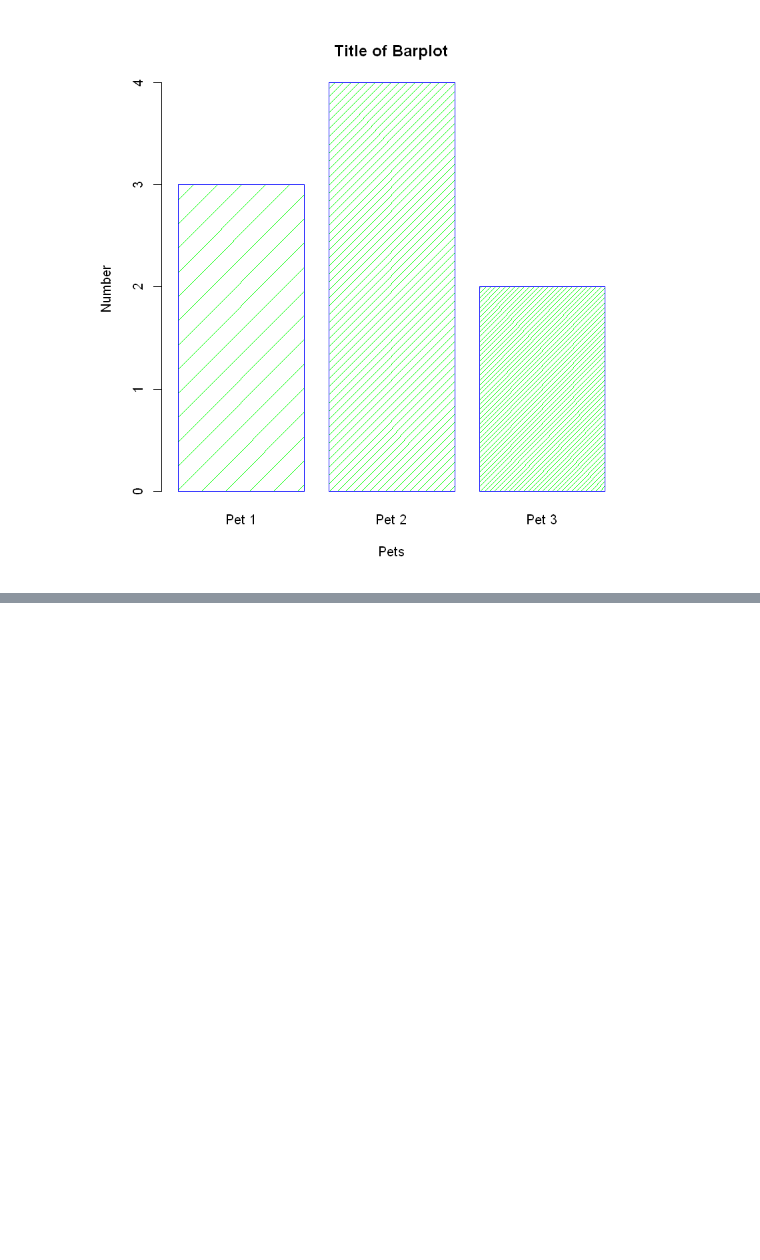
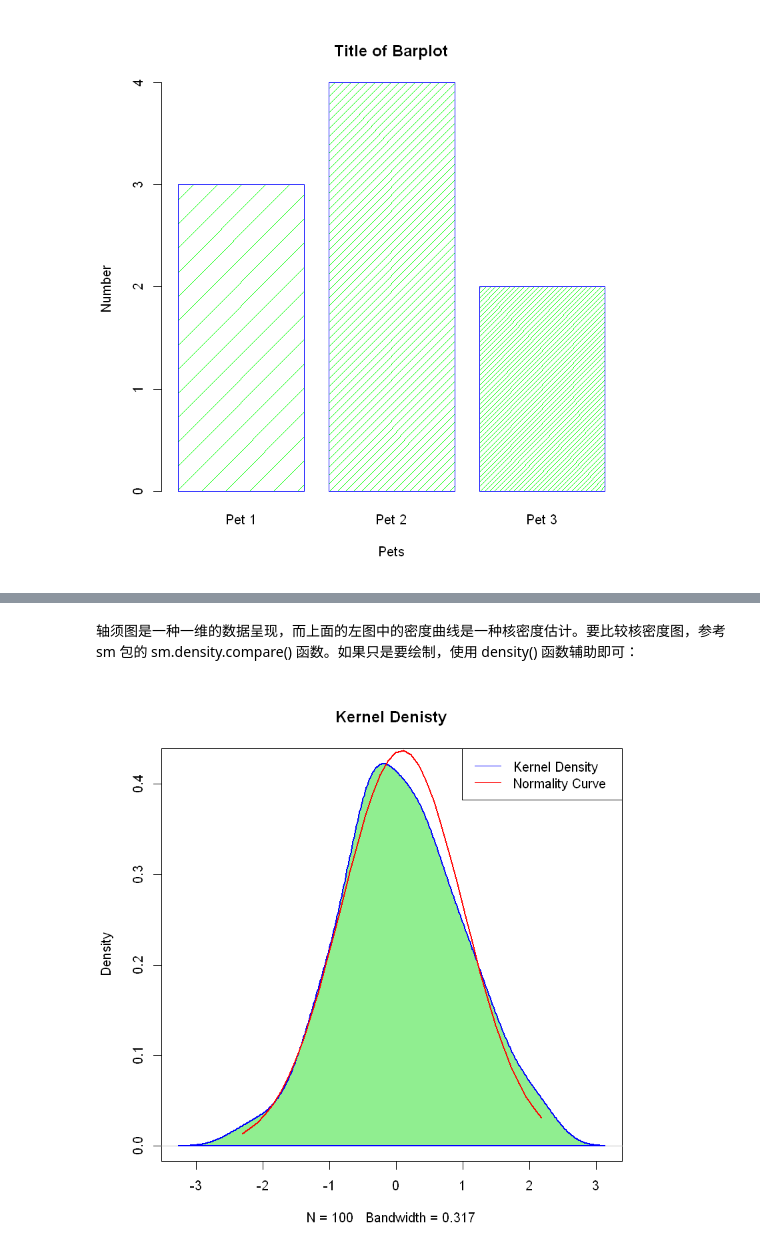
Before and after one commit to wklchris/wklchris.github.io, a Jupyter notebook: ipynb/R-plotting-basic.ipynb, the cells around one changed output, grey strips where cells are left out. Saved outputs shown, nothing was run; the diff lists cells and outputs as text; code cells hidden in the pictures; blank space fills up the shorter version.

```diff
--- a/ipynb/R-plotting-basic.ipynb
+++ b/ipynb/R-plotting-basic.ipynb
@@ -364,0 +419,13 @@ barplot(dt, main="Title of Barplot", xlab="Pets", ylab="Number",
+# %% [markdown]
+轴须图是一种一维的数据呈现，而上面的左图中的密度曲线是一种核密度估计。要比较核密度图，参考 sm 包的 sm.density.compare() 函数。如果只是要绘制，使用 density() 函数辅助即可：
+# %%
+plot(density(dt), main="Kernel Denisty")
+polygon(density(dt), col="lightgreen", border="blue", lwd=2)  # 绘制多边形的函数
+# 叠加正态曲线
+xfit <- seq(min(dt), max(dt), length.out=40)
+yfit <- dnorm(xfit, mean=mean(dt), sd=sd(dt))
+lines(xfit, yfit, col="red", lwd=2)
+legend("topright", lty=c(1,1), col=c("blue", "red"),
+       legend=c("Kernel Density", "Normality Curve"))
+# %% [output]
+[figure, added]
```
Also changed, not shown: parts of 20 cells of this notebook, 19 other files.
